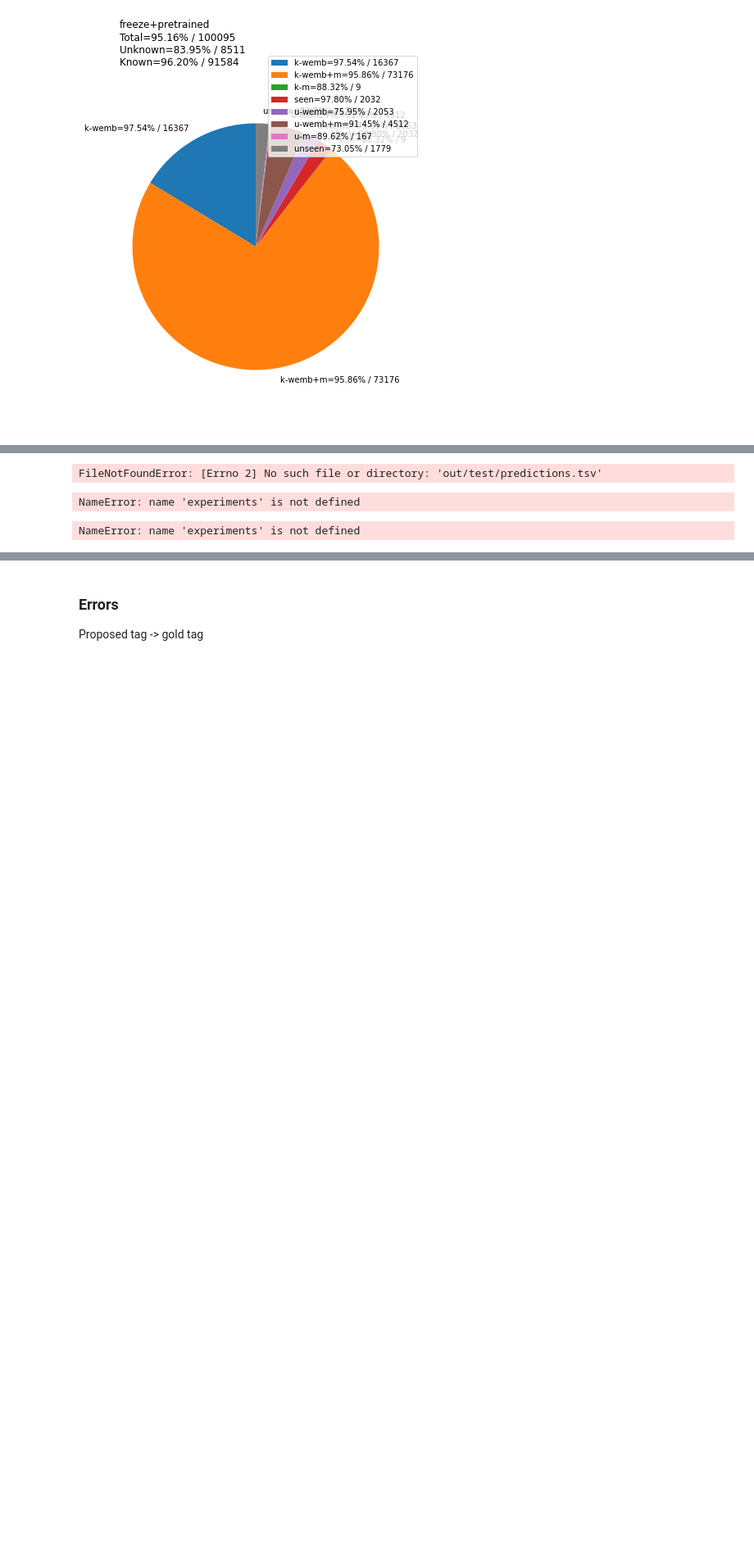
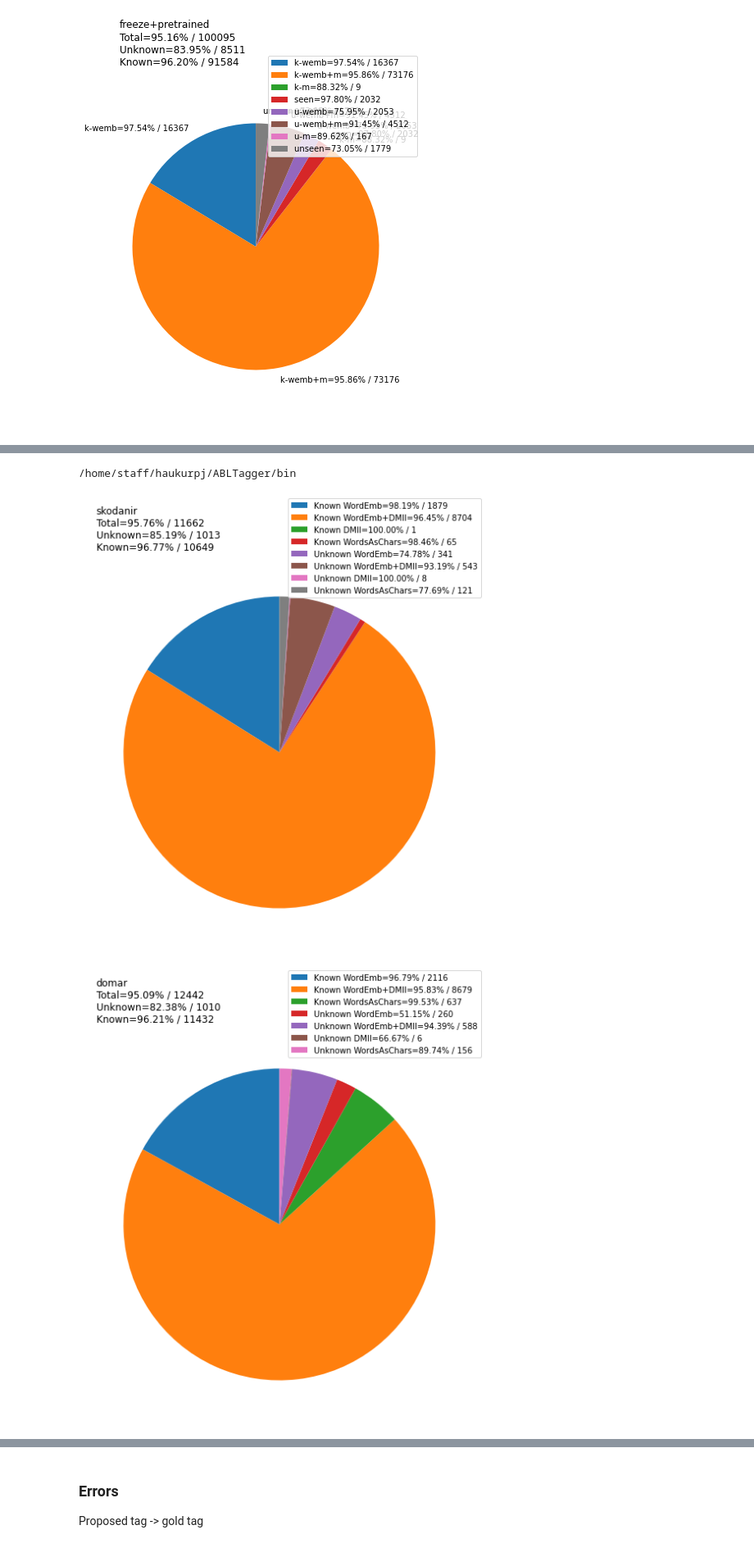
Before and after one commit to cadia-lvl/POS, a Jupyter notebook: bin/analyse_results.ipynb, the cells around one changed output, grey strips where cells are left out. Shown at 82% size. Cells and saved outputs as stored; diff of their text form; code cells hidden in the pictures; blank space fills up the shorter version.

```diff
--- a/bin/analyse_results.ipynb
+++ b/bin/analyse_results.ipynb
@@ -9,7 +9,7 @@ import matplotlib.pyplot as plt
 from pos import evaluate
 from pos import data
 
-EXPERIMENT_DIR=Path(".")/"out"
+EXPERIMENT_DIR=Path("..")/"out"
 # %% [markdown]
 ## Read the experiment files
 Here are some useful functions for gathering experimental data and doing averages across folds.
@@ -69,6 +76,3 @@ for name, average in averages:
 [figure]
 [figure]
 [figure]
-# %%
-for name, average in averages:
-    pretty_print_average_experiments(name, average)
@@ -80,21 +82,19 @@ Define individual experiments and do analysis.
-# %%
-#baseline = "abl-tagger-baseline"
-experiment_names = [
-    #baseline,
-    EXPERIMENT_DIR / "test",
-]
-experiments = gather_experiments(experiment_names)
-# %% [output]
-FileNotFoundError: [Errno 2] No such file or directory: 'out/test/predictions.tsv'
-# %%
-for experiment in experiments:
-    print(experiment)
-# %% [output]
-NameError: name 'experiments' is not defined
-# %%
-print(len(experiments[0].wemb_vocab()))
-print(len(experiments[0].morphlex_vocab()))
-print(len(experiments[0].morphlex_vocab().difference(experiments[0].wemb_vocab())))
-print(len(experiments[0].wemb_vocab().difference(experiments[0].morphlex_vocab())))
-# %% [output]
-NameError: name 'experiments' is not defined
+# %%
+import os
+print(os.getcwd())
+# %% [output]
+/home/staff/haukurpj/ABLTagger/bin
+# %%
+from glob import glob
+experiment_name = EXPERIMENT_DIR / "full-v2"
+test_set_dir = "../data/pred"
+test_sets = glob(f"{test_set_dir}/*.pred")
+test_results = [evaluate.Experiment.from_file(experiment_name, predictions=test_ds) for test_ds in test_sets]
+# %%
+for experiment, name in zip(test_results, test_sets):
+    name = Path(name).name.split(".")[0]  # the file names contain multiple "."
+    fig, extra_art = create_pie_chart(name, experiment.all_accuracy())
+    fig.savefig(f"{test_set_dir}/{name}.png", bbox_inches='tight', dpi=fig.dpi, bbox_extra_artists=extra_art)
+# %% [output]
+[figure, added]
+[figure, added]
```
Also changed, not shown: parts of 5 cells of this notebook, 3 other files.
